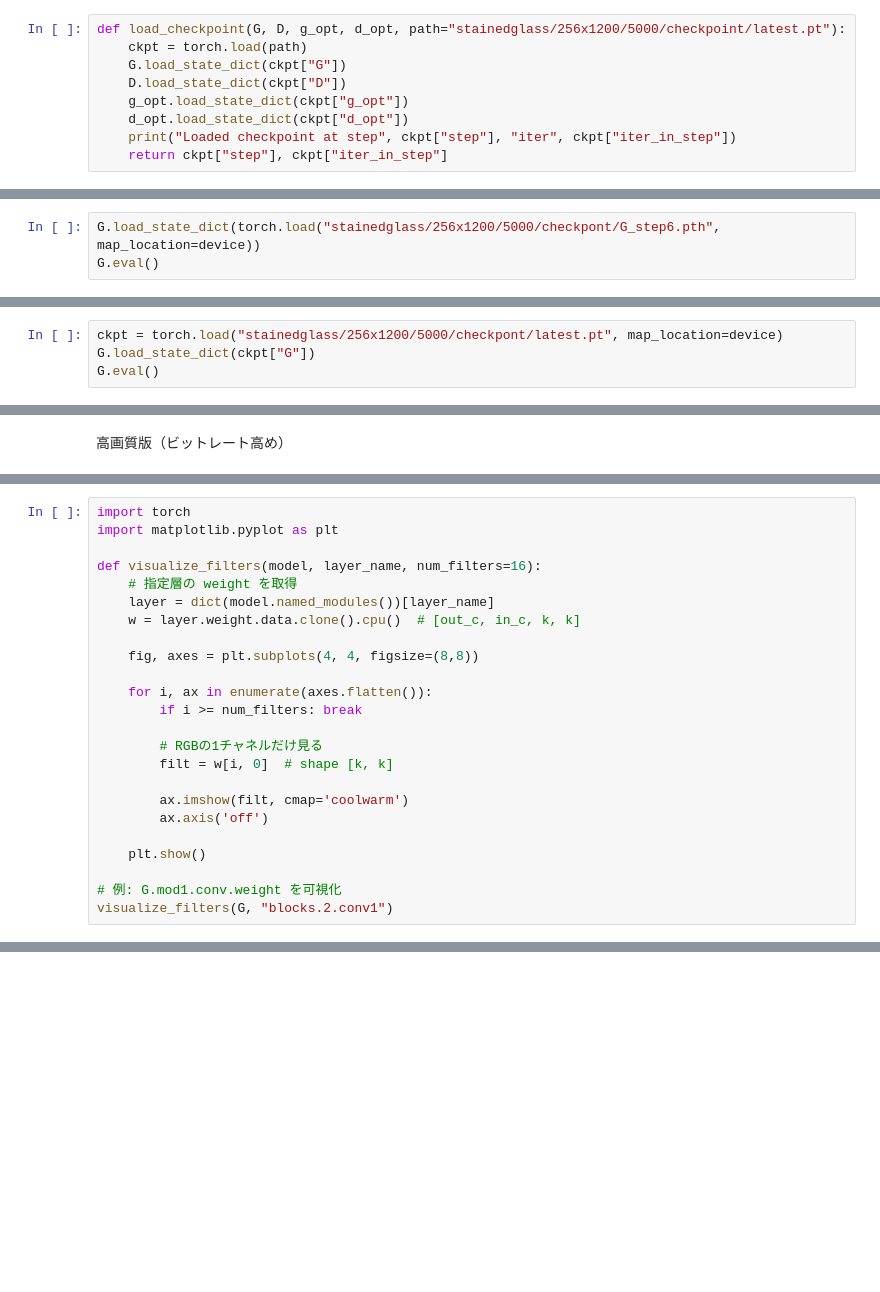
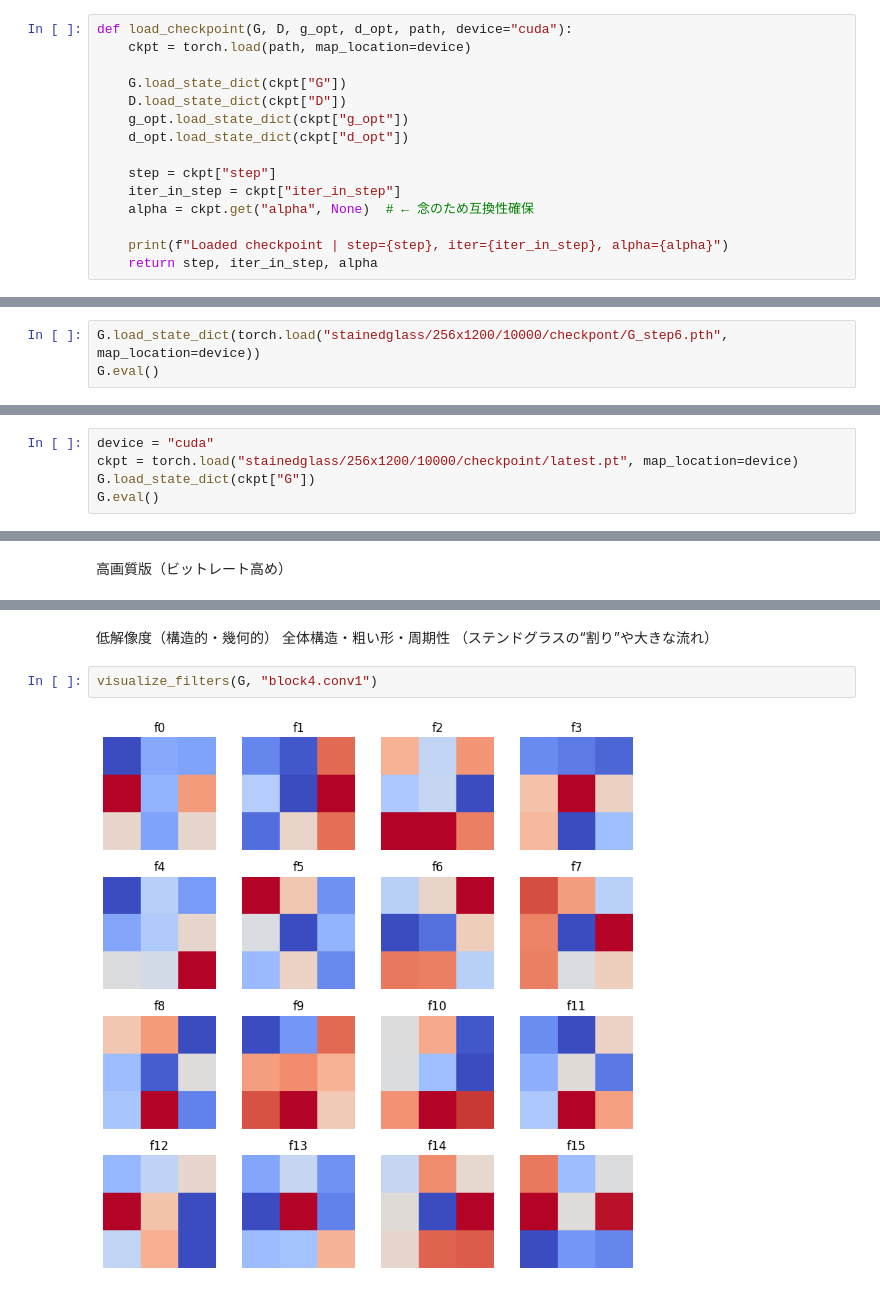
Before and after one commit to norifujimura/AlvaAR-ja, a Jupyter notebook: pg_gan_256px.ipynb, the cells around one changed output, grey strips where cells are left out. Cells and saved outputs as stored; diff of their text form; blank space fills up the shorter version.

```diff
--- a/pg_gan_256px.ipynb
+++ b/pg_gan_256px.ipynb
@@ -554,14 +556,20 @@ def save_sample_images(G, step, alpha, z_fixed, save_dir="samples"):
 # %% [markdown]
 トレーニングループ（fade 1500 + stabilize 1500 の軽量版）
 # %%
-def load_checkpoint(G, D, g_opt, d_opt, path="stainedglass/256x1200/5000/checkpoint/latest.pt"):
-    ckpt = torch.load(path)
+def load_checkpoint(G, D, g_opt, d_opt, path, device="cuda"):
+    ckpt = torch.load(path, map_location=device)
+
     G.load_state_dict(ckpt["G"])
     D.load_state_dict(ckpt["D"])
     g_opt.load_state_dict(ckpt["g_opt"])
     d_opt.load_state_dict(ckpt["d_opt"])
-    print("Loaded checkpoint at step", ckpt["step"], "iter", ckpt["iter_in_step"])
-    return ckpt["step"], ckpt["iter_in_step"]
+
+    step = ckpt["step"]
+    iter_in_step = ckpt["iter_in_step"]
+    alpha = ckpt.get("alpha", None)  # ← 念のため互換性確保
+
+    print(f"Loaded checkpoint | step={step}, iter={iter_in_step}, alpha={alpha}")
+    return step, iter_in_step, alpha
 # %%
 import torch
 import torch.nn.functional as F
@@ -806,7 +835,7 @@ G = Generator(z_dim=512).to(device)
 
 A. step6 の最終 Generator を使う場合（おすすめ）
 # %%
-G.load_state_dict(torch.load("stainedglass/256x1200/5000/checkpont/G_step6.pth", map_location=device))
+G.load_state_dict(torch.load("stainedglass/256x1200/10000/checkpont/G_step6.pth", map_location=device))
 G.eval()
 # %% [output]
 Generator(
@@ -831,4 +864,5 @@ B. checkpoint/latest.pt から復元する場合
 # %%
-ckpt = torch.load("stainedglass/256x1200/5000/checkpont/latest.pt", map_location=device)
+device = "cuda"
+ckpt = torch.load("stainedglass/256x1200/10000/checkpoint/latest.pt", map_location=device)
 G.load_state_dict(ckpt["G"])
 G.eval()
@@ -895,24 +926,0 @@ PyTorch の簡易可視化コード例（PGGAN 用）
-# %%
-import torch
-import matplotlib.pyplot as plt
-
-def visualize_filters(model, layer_name, num_filters=16):
-    # 指定層の weight を取得
-    layer = dict(model.named_modules())[layer_name]
-    w = layer.weight.data.clone().cpu()  # [out_c, in_c, k, k]
-
-    fig, axes = plt.subplots(4, 4, figsize=(8,8))
-
-    for i, ax in enumerate(axes.flatten()):
-        if i >= num_filters: break
-
-        # RGBの1チャネルだけ見る
-        filt = w[i, 0]  # shape [k, k]
-
-        ax.imshow(filt, cmap='coolwarm')
-        ax.axis('off')
-
-    plt.show()
-
-# 例: G.mod1.conv.weight を可視化
-visualize_filters(G, "blocks.2.conv1")
@@ -918,0 +992,8 @@ visualize_filters(G, "blocks.2.conv1")
+# %% [markdown]
+低解像度（構造的・幾何的）
+全体構造・粗い形・周期性
+（ステンドグラスの“割り”や大きな流れ）
+# %%
+visualize_filters(G, "block4.conv1")
+# %% [output]
+[figure, added]
```
Also changed, not shown: parts of 27 cells of this notebook.
